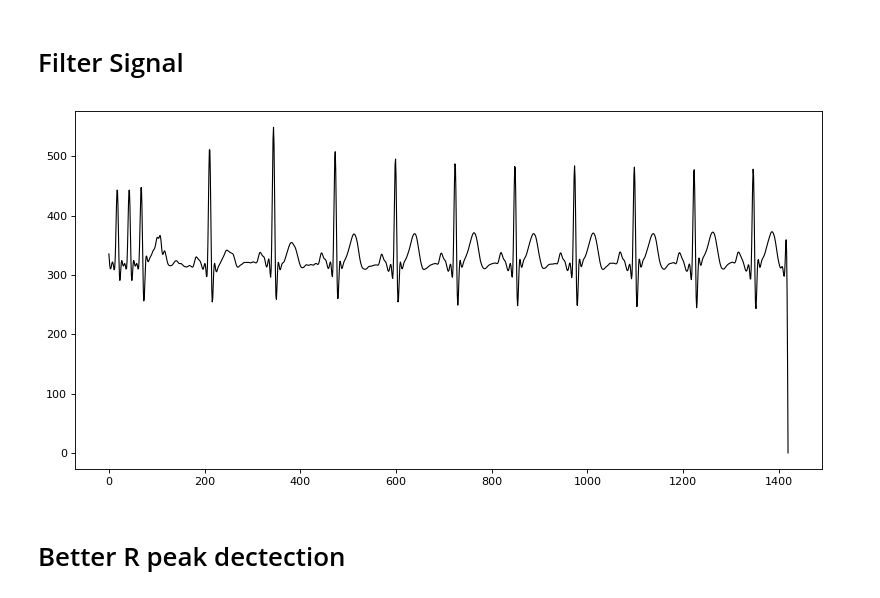
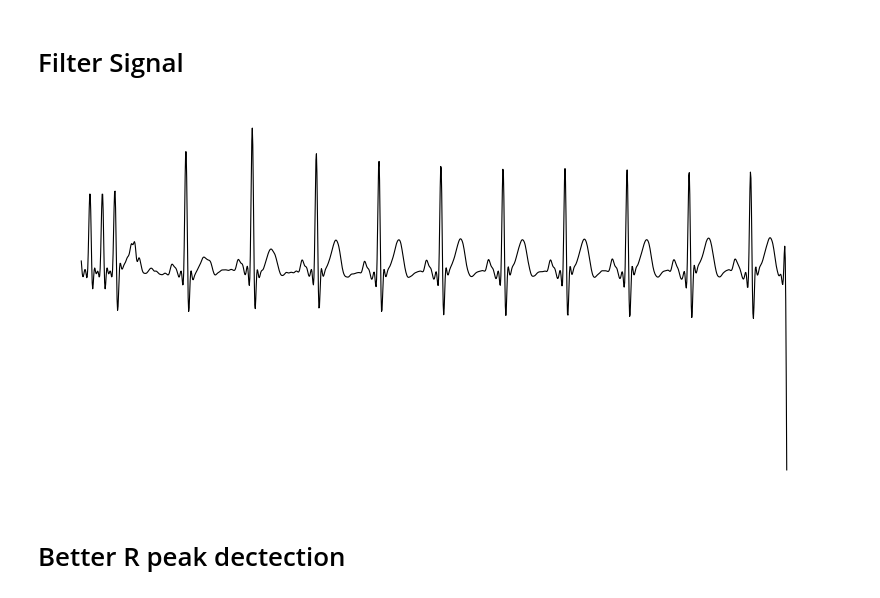
Before and after one commit to Gr-Anderson/FYP, a Jupyter notebook: testing_code/presentation/Project_Presentation.ipynb, the cells around one changed output. Drawn from its saved outputs; the diff is of its cells as text; code cells hidden in the pictures.

```diff
--- a/testing_code/presentation/Project_Presentation.ipynb
+++ b/testing_code/presentation/Project_Presentation.ipynb
@@ -47,26 +47,26 @@ output_signal_to_csv()
 # %%
 import pandas as pd
 import numpy as np
 from scipy import signal
 import matplotlib.pyplot as plt
 
 plt.figure(num=None, figsize=(10, 5), dpi=80, facecolor="w", edgecolor="k")
 
 b, a = signal.butter(4, 0.25, analog=False)
 
 data = pd.read_csv("project_presentation.csv")
 sig = data["voltage"]
 
 filtered_signal = signal.filtfilt(b, a, sig)
 
 plt.plot(filtered_signal, color="#000000", linewidth=1)
-# plt.axis('off')
+plt.axis('off')
 
 plt.savefig("project_presentation.png", dpi=150, quality=100, bbox_inches='tight')
 plt.tight_layout()
 plt.show()
 # %% [output]
-[figure, old version]
+[figure, new version]
 # %%
 data
 # %% [markdown]
```
Also changed, not shown: parts of 1 cell of this notebook, 4 other files.
